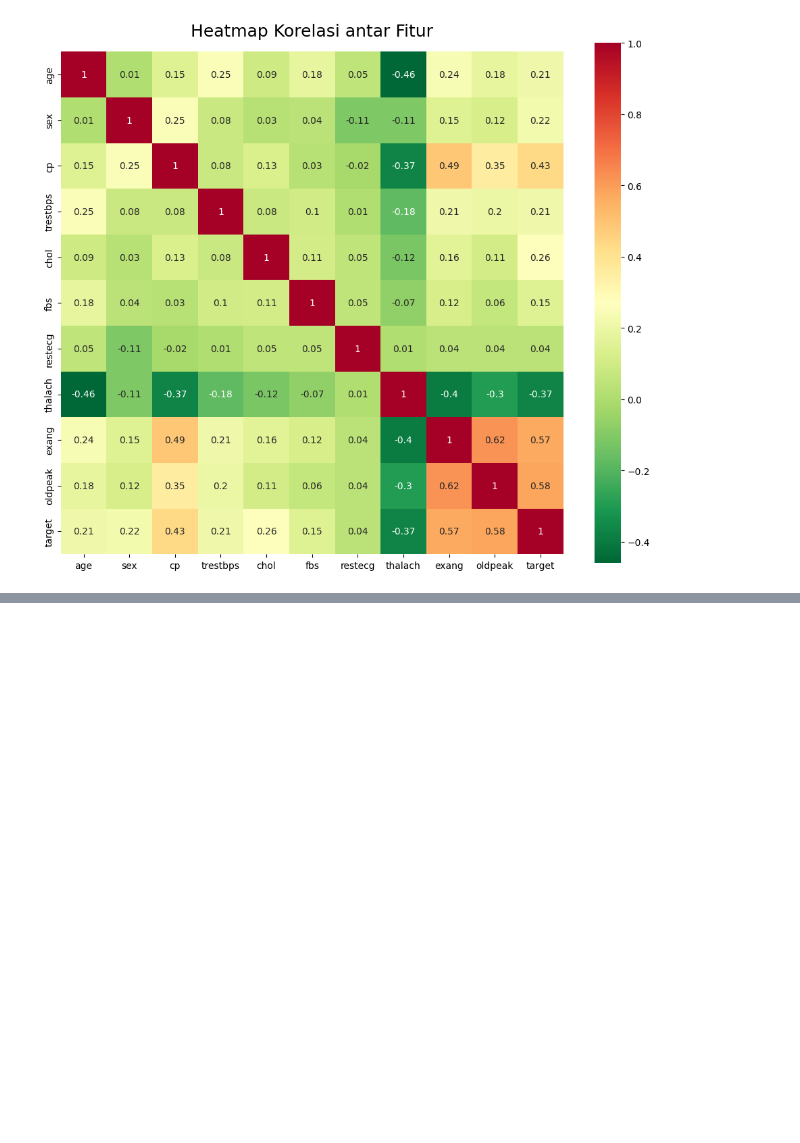
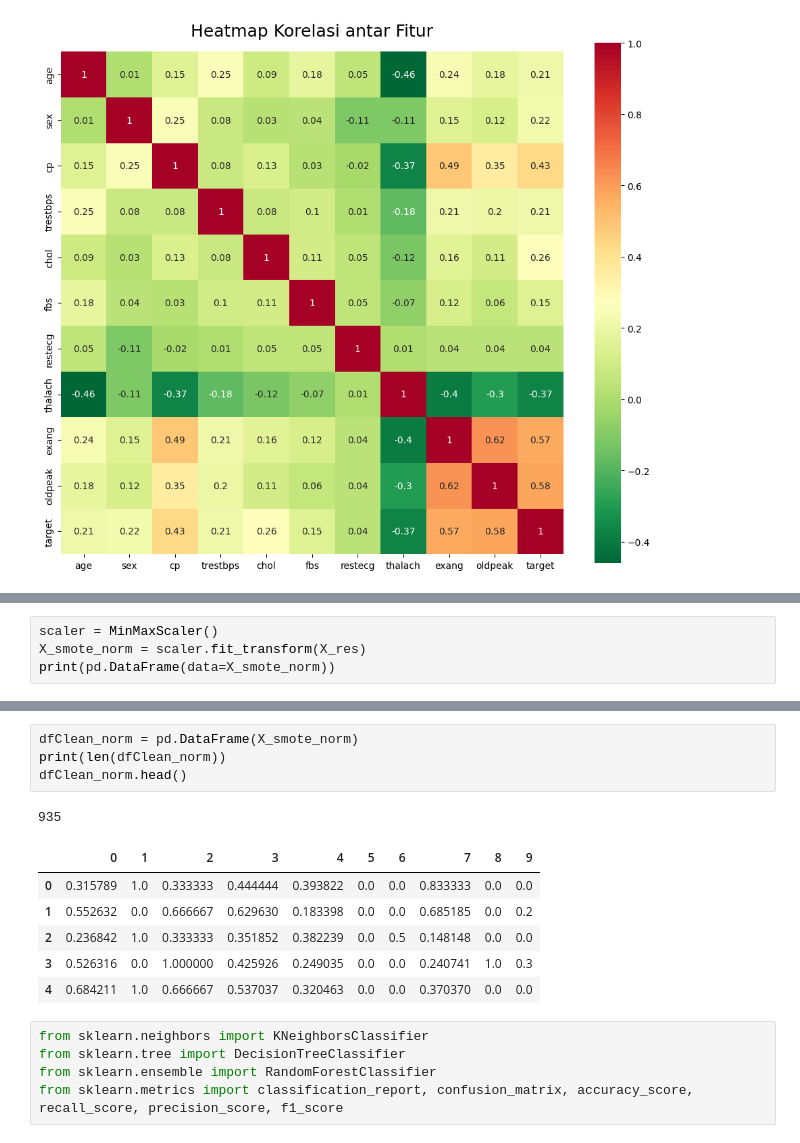
Before and after one commit to drchmsyh/BENGKOD-CAPSTONE-DS, a Jupyter notebook: bengkod_capstone.ipynb, the cells around one changed output, grey strips where cells are left out. Saved outputs shown, nothing was run; the diff lists cells and outputs as text; blank space fills up the shorter version.

```diff
--- a/bengkod_capstone.ipynb
+++ b/bengkod_capstone.ipynb
@@ -282,0 +343,4 @@ plt.show()
+# %%
+scaler = MinMaxScaler()
+X_smote_norm = scaler.fit_transform(X_res)
+print(pd.DataFrame(data=X_smote_norm))
@@ -282,0 +365,17 @@ plt.show()
+# %%
+dfClean_norm = pd.DataFrame(X_smote_norm)
+print(len(dfClean_norm))
+dfClean_norm.head()
+# %% [output]
+935
+|  | 0 | 1 | 2 | 3 | 4 | 5 | 6 | 7 | 8 | 9 |
+| 0 | 0.315789 | 1.0 | 0.333333 | 0.444444 | 0.393822 | 0.0 | 0.0 | 0.833333 | 0.0 | 0.0 |
+| 1 | 0.552632 | 0.0 | 0.666667 | 0.629630 | 0.183398 | 0.0 | 0.0 | 0.685185 | 0.0 | 0.2 |
+| 2 | 0.236842 | 1.0 | 0.333333 | 0.351852 | 0.382239 | 0.0 | 0.5 | 0.148148 | 0.0 | 0.0 |
+| 3 | 0.526316 | 0.0 | 1.000000 | 0.425926 | 0.249035 | 0.0 | 0.0 | 0.240741 | 1.0 | 0.3 |
+| 4 | 0.684211 | 1.0 | 0.666667 | 0.537037 | 0.320463 | 0.0 | 0.0 | 0.370370 | 0.0 | 0.0 |
+# %%
+from sklearn.neighbors import KNeighborsClassifier
+from sklearn.tree import DecisionTreeClassifier
+from sklearn.ensemble import RandomForestClassifier
+from sklearn.metrics import classification_report, confusion_matrix, accuracy_score, recall_score, precision_score, f1_score
```
Also changed, not shown: parts of 16 cells of this notebook.
